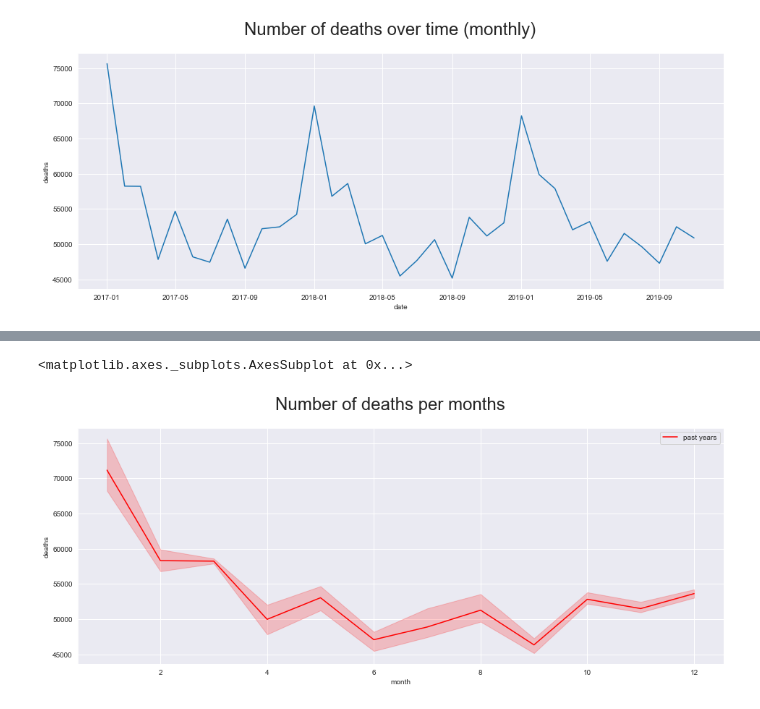
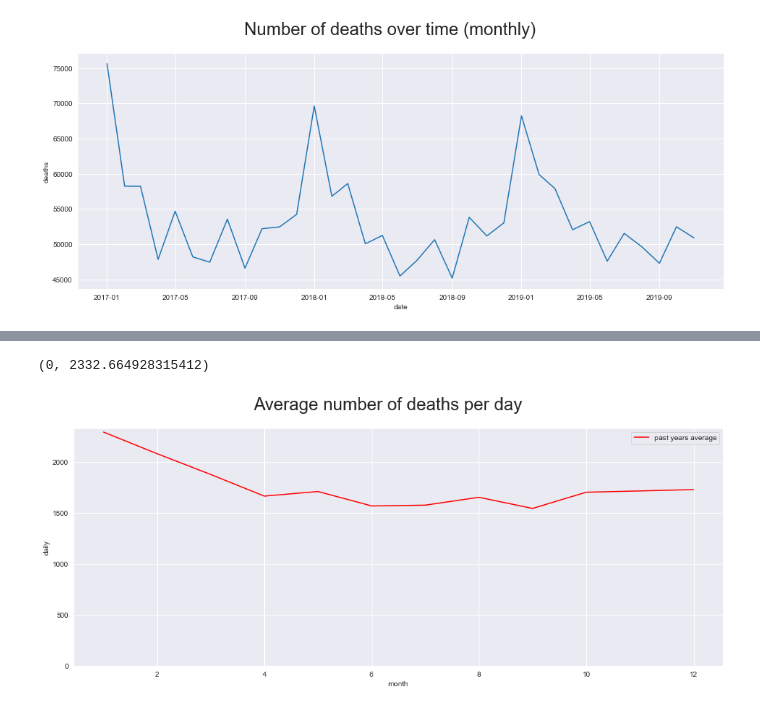
Before and after one commit to adamjakab/covid-19, a Jupyter notebook: italy.ipynb, the cells around one changed output, grey strips where cells are left out. Saved outputs shown, nothing was run; the diff lists cells and outputs as text; code cells hidden in the pictures.

```diff
--- a/italy.ipynb
+++ b/italy.ipynb
@@ -100,3 +125,15 @@ sns.lineplot(x=pop.index, y="deaths", data=pop, ax=ax)
 # %% [output]
 <matplotlib.axes._subplots.AxesSubplot at 0x...>
 [figure]
+# %%
+sns.set_style("dark")
+fig, axes = plt.subplots(nrows=2, figsize=(16, 6))
+fig.suptitle('Number of deaths per months based on past years', fontsize=24)
+
+ax = axes[0]
+ax.grid(b=True, which='major', color='w', linewidth=1.0)
+sns.lineplot(x='month', y="deaths", hue='year', color="red", data=pop, ax=ax)
+
+ax = axes[1]
+ax.grid(b=True, which='major', color='w', linewidth=1.0)
+sns.lineplot(x='month', y="deaths", color="red", label="past years", data=pop, ax=ax)
@@ -102,0 +143,8 @@ sns.lineplot(x=pop.index, y="deaths", data=pop, ax=ax)
+# %%
+# Calculate a daily average number of deaths based on the previous years
+avg_deaths = pop.groupby(["month"]).agg({'deaths': np.mean})
+avg_deaths.reset_index(inplace = True, drop = False)
+avg_deaths['days'] = [31,28,31,30,31,30,31,31,30,31,30,31]
+avg_deaths['daily'] = avg_deaths['deaths'] / avg_deaths['days']
+
+avg_deaths
@@ -103,12 +165,13 @@ sns.lineplot(x=pop.index, y="deaths", data=pop, ax=ax)
 # %%
 sns.set_style("dark")
 fig, axes = plt.subplots(nrows=1, figsize=(16, 6))
-fig.suptitle('Number of deaths per months', fontsize=24)
+fig.suptitle('Average number of deaths per day', fontsize=24)
 
 ax = axes
 ax.grid(b=True, which='major', color='w', linewidth=1.0)
 
-sns.lineplot(x='month', y="deaths", markers=True, color="red", label="past years", data=pop, ax=ax)
+sns.lineplot(x='month', y="daily", markers=True, color="red", label="past years average", data=avg_deaths, ax=ax)
+ax.set_ylim(ymin=0)
 # %% [output]
-<matplotlib.axes._subplots.AxesSubplot at 0x...>
+(0, 2332.664928315412)
-[figure, old version]
+[figure, new version]
```
Also changed, not shown: parts of 22 cells of this notebook.
